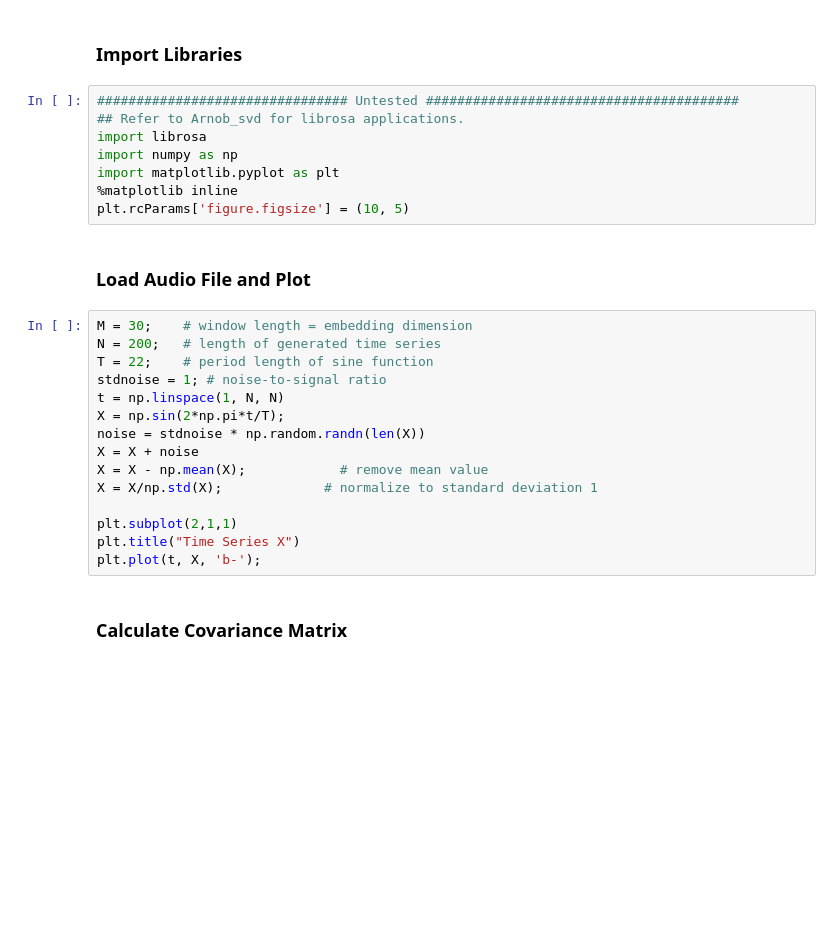
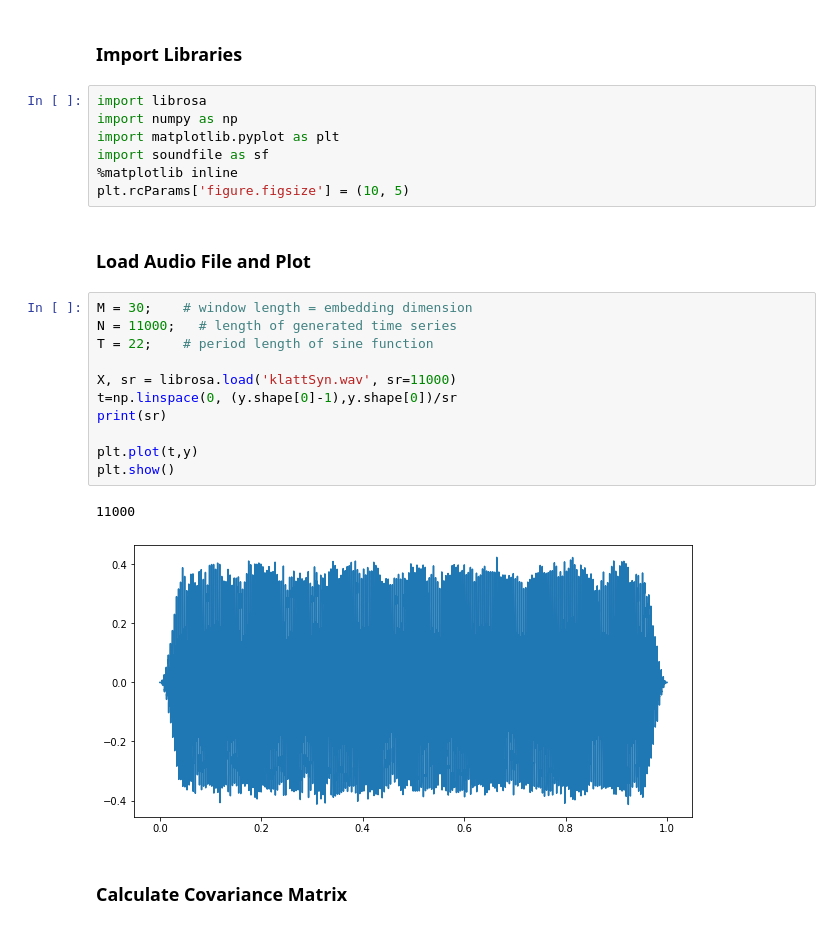
Before and after one commit to Saikat299792458/EE4000, a Jupyter notebook: EVD.ipynb, the cells around one changed output. Drawn from its saved outputs; the diff is of its cells as text; blank space fills up the shorter version.

```diff
--- a/EVD.ipynb
+++ b/EVD.ipynb
@@ -1,30 +1,28 @@
 # %% [markdown]
 ### Import Libraries
 # %%
-################################ Untested ########################################
-## Refer to Arnob_svd for librosa applications.
 import librosa
 import numpy as np
 import matplotlib.pyplot as plt
+import soundfile as sf
 %matplotlib inline
 plt.rcParams['figure.figsize'] = (10, 5)
 # %% [markdown]
 ### Load Audio File and Plot
 # %%
 M = 30;    # window length = embedding dimension
-N = 200;   # length of generated time series
+N = 11000;   # length of generated time series
 T = 22;    # period length of sine function
-stdnoise = 1; # noise-to-signal ratio
-t = np.linspace(1, N, N)
-X = np.sin(2*np.pi*t/T);
-noise = stdnoise * np.random.randn(len(X))
-X = X + noise
-X = X - np.mean(X);            # remove mean value
-X = X/np.std(X);             # normalize to standard deviation 1
 
-plt.subplot(2,1,1)
-plt.title("Time Series X")
-plt.plot(t, X, 'b-');
+X, sr = librosa.load('klattSyn.wav', sr=11000)
+t=np.linspace(0, (y.shape[0]-1),y.shape[0])/sr
+print(sr)
+
+plt.plot(t,y)
+plt.show()
+# %% [output]
+11000
+[figure, added]
 # %% [markdown]
 ### Calculate Covariance Matrix
 # %%
```
Also changed, not shown: parts of 6 cells of this notebook, 4 other files.
